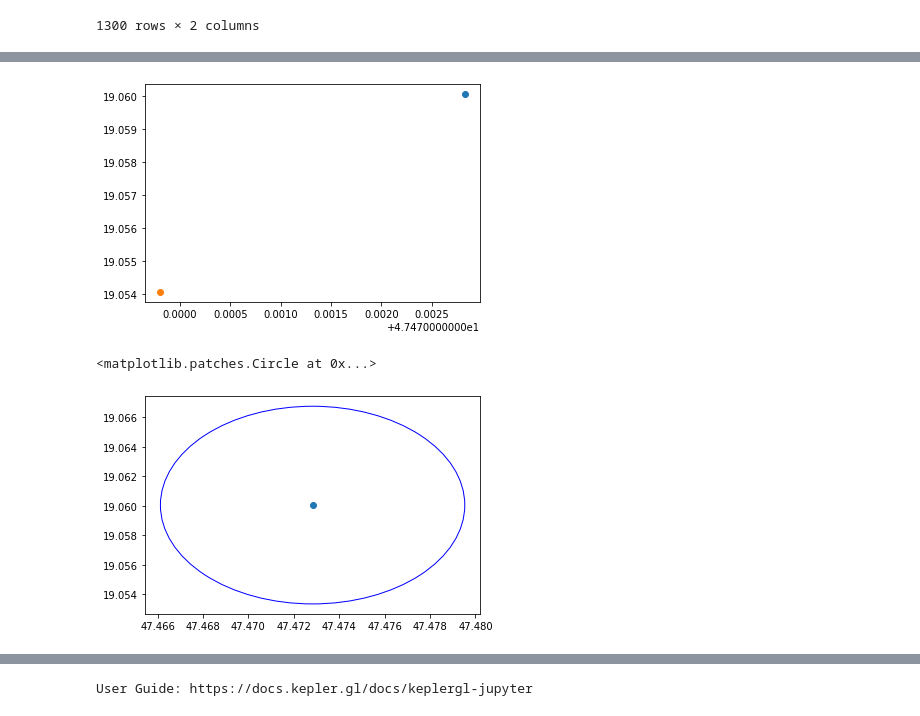
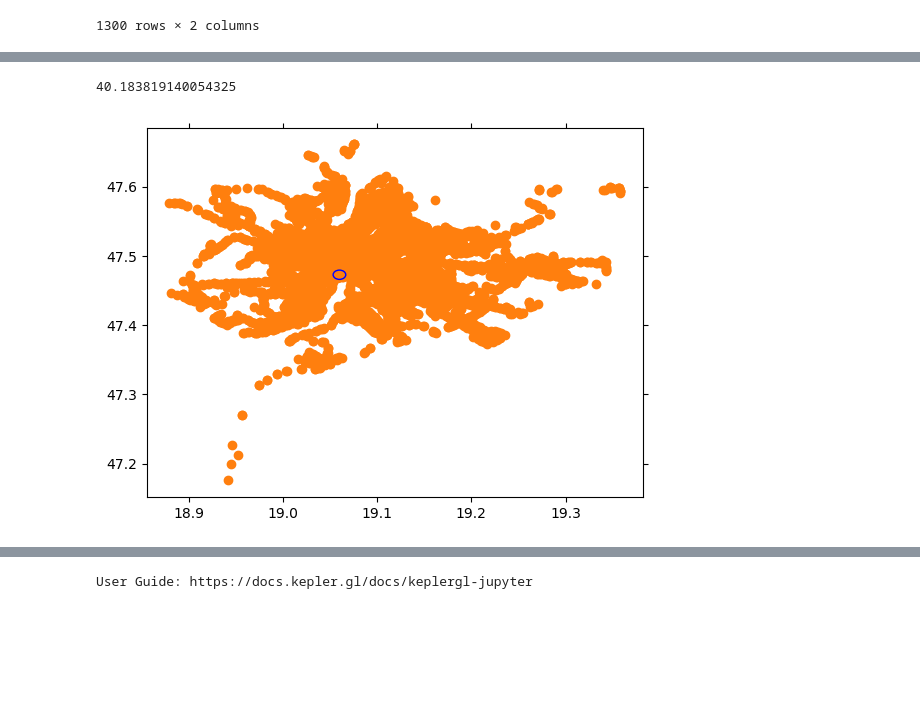
Before and after one commit to BGera89/Big_Data_Homework, a Jupyter notebook: gera.ipynb, the cells around one changed output, grey strips where cells are left out. Drawn from its saved outputs; the diff is of its cells as text; code cells hidden in the pictures; blank space fills up the shorter version.

```diff
--- a/gera.ipynb
+++ b/gera.ipynb
@@ -128,0 +166,2 @@ routes, stops, stop_times, trips, shapes = gtfs.import_gtfs("GTFS.zip")
+# %%
+y,x=stops["geometry"][1].xy
@@ -167,8 +277,0 @@ plt.show()
-# %%
-I_building=(47.47282880598328, 19.060057869533754)
-radius=(47.46980543001353, 19.05407442774218)
-plt.scatter(I_building[0],I_building[1])
-plt.scatter(radius[0],radius[1])
-plt.show()
-# %% [output]
-[figure, removed]
@@ -175,13 +285,18 @@ plt.show()
+# %%
+distance(I_building[1],I_building[0],radius[1],radius[0])
+# %% [output]
+40.183819140054325
 # %%
-# now make a circle with no fill, which is good for hi-lighting key results
-circle2 = plt.Circle((I_building[0], I_building[1]), 0.00670390766103, color='b', fill=False)
+%matplotlib inline
+circle2 = plt.Circle((I_building[1], I_building[0]), 0.00670390766103, color='b', fill=False)
 
 ax = plt.gca()
 ax.cla() # clear things for fresh plot
-ax.scatter(I_building[0], I_building[1])
+ax.scatter(I_building[1], I_building[0])
+ax.scatter(y,x)
 
 
 ax.add_patch(circle2)
+plt.show()
 # %% [output]
-<matplotlib.patches.Circle at 0x...>
-[figure, old version]
+[figure, new version]
```
Also changed, not shown: parts of 19 cells of this notebook.
